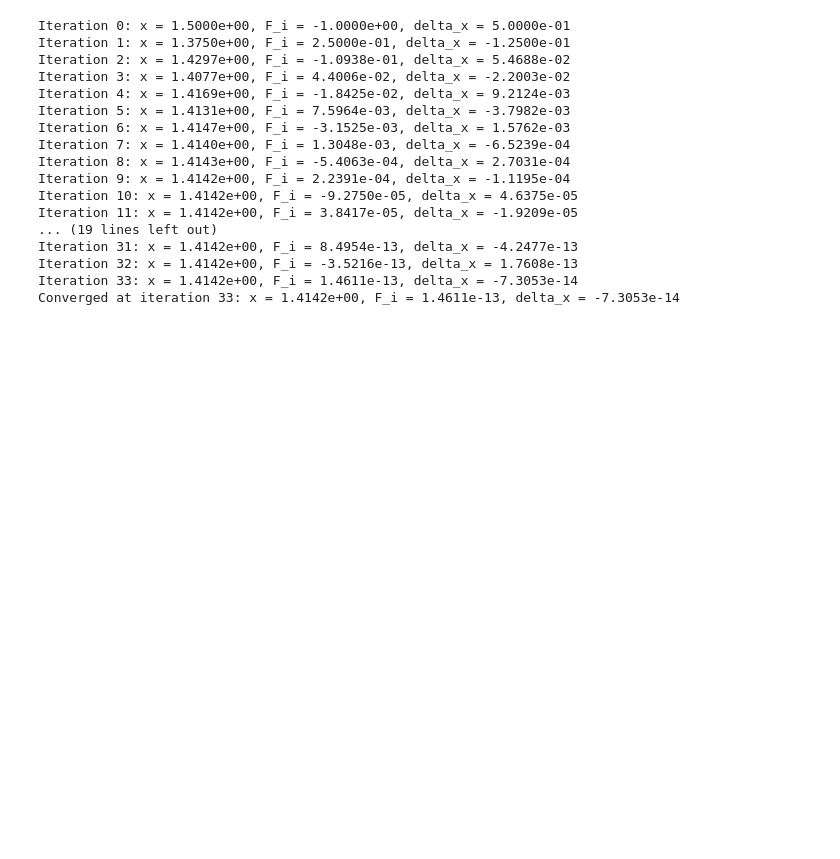
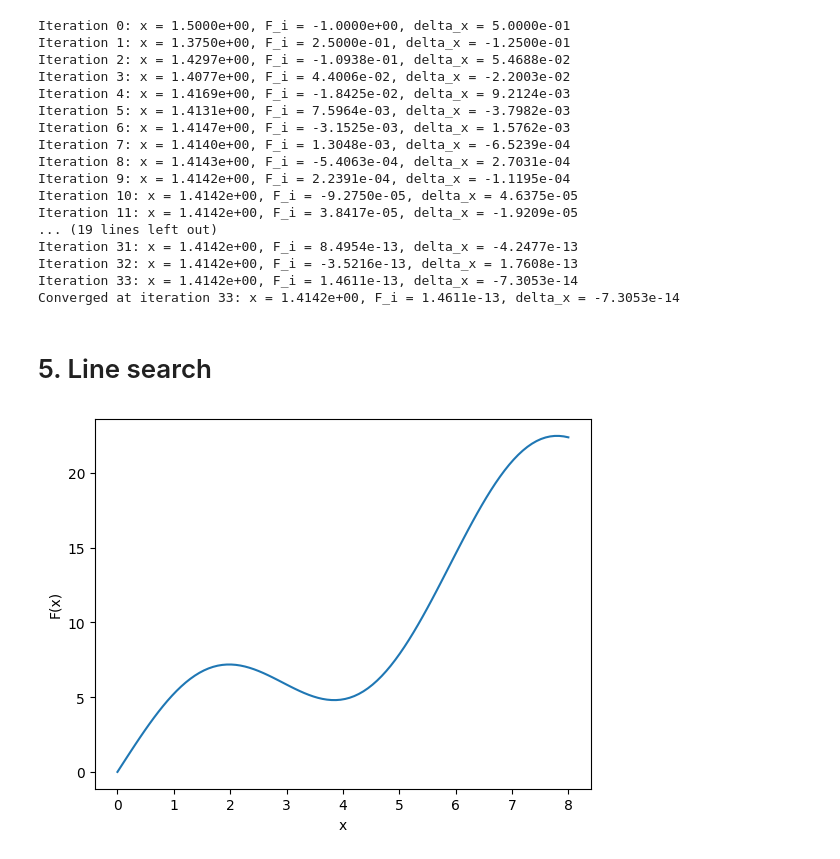
Before and after one commit to wangmeshfree/Nonlinear_FEM, a Jupyter notebook: notebooks/Nonlinear_Newton_LineSearch_ArcLength.ipynb, the cells around one changed output. Drawn from its saved outputs; the diff is of its cells as text; code cells hidden in the pictures; blank space fills up the shorter version.

```diff
--- a/notebooks/Nonlinear_Newton_LineSearch_ArcLength.ipynb
+++ b/notebooks/Nonlinear_Newton_LineSearch_ArcLength.ipynb
@@ -112,3 +115,20 @@ Iteration 31: x = 1.4142e+00, F_i = 8.4954e-13, delta_x = -4.2477e-13
 Iteration 32: x = 1.4142e+00, F_i = -3.5216e-13, delta_x = 1.7608e-13
 Iteration 33: x = 1.4142e+00, F_i = 1.4611e-13, delta_x = -7.3053e-14
 Converged at iteration 33: x = 1.4142e+00, F_i = 1.4611e-13, delta_x = -7.3053e-14
+# %% [markdown]
+# 5. Line search
+# %%
+def F(x):
+    return (3.5*np.sin(x) + x*np.cos(x)/3 + 2*x)*np.exp(0.02*x)
+def K(x):
+    g  = 3.5*np.sin(x) + x*np.cos(x)/3 + 2*x
+    dg = 3.5*np.cos(x) + np.cos(x)/3 - x*np.sin(x)/3 + 2
+    return (dg + 0.02*g)*np.exp(0.02*x)
+x_vals = np.linspace(0,8,100)
+y_vals = F(x_vals)
+plt.plot(x_vals, y_vals)
+plt.xlabel('x')
+plt.ylabel('F(x)')
+plt.show()
+# %% [output]
+[figure, added]
```
Also changed, not shown: parts of 4 cells of this notebook, 13 other files.
